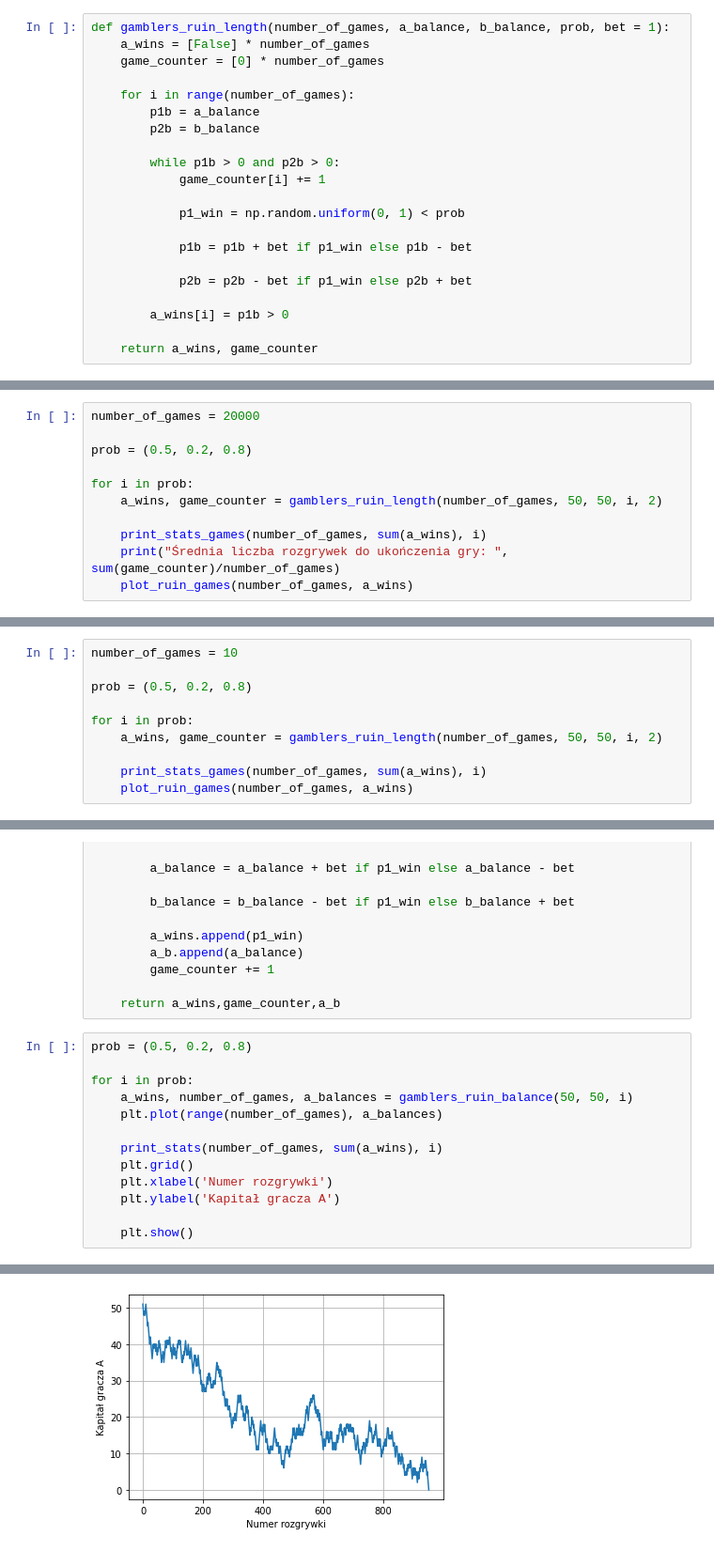
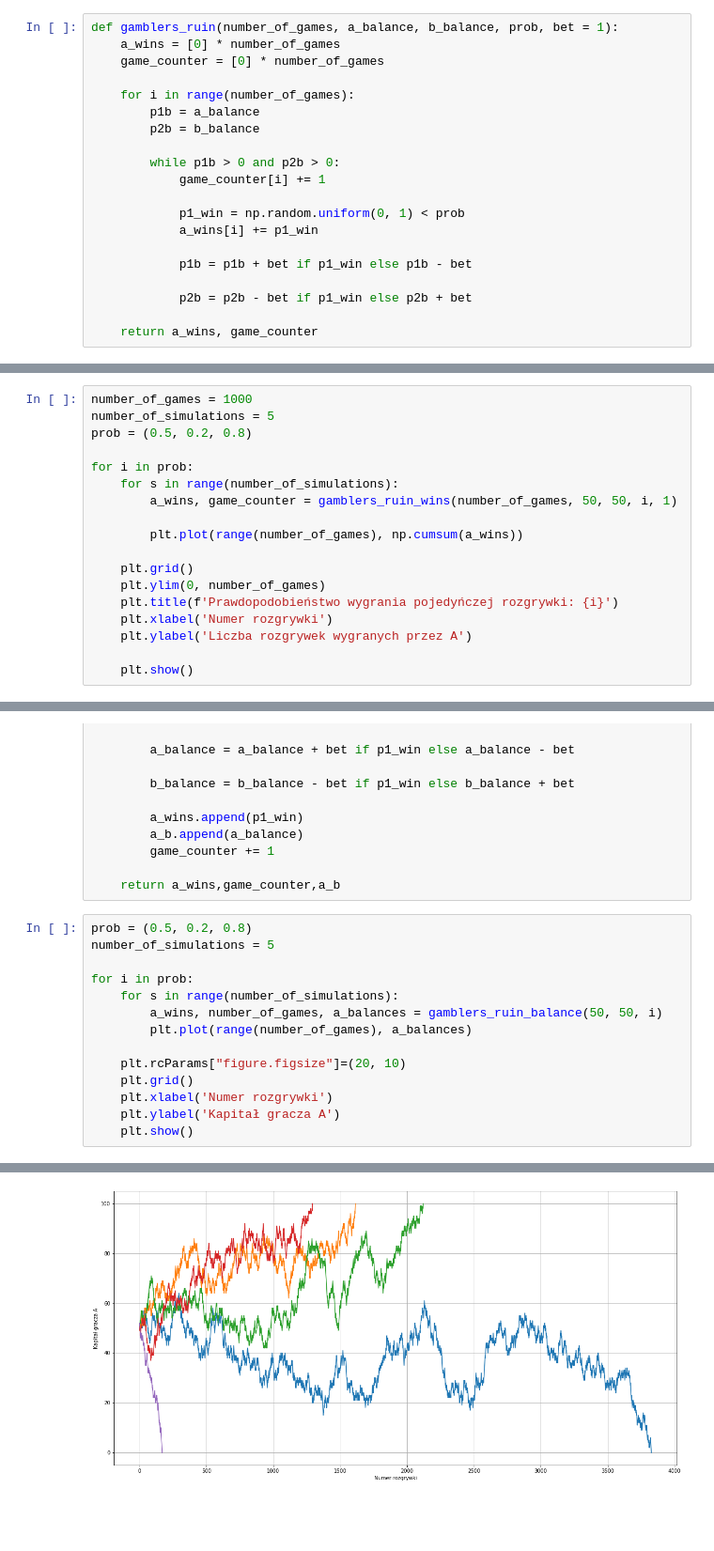
Before and after one commit to ulmii/statistical-methods, a Jupyter notebook: 1.ipynb, the cells around one changed output, grey strips where cells are left out. Shown at 94% size. Drawn from its saved outputs; the diff is of its cells as text; blank space fills up the shorter version.

```diff
--- a/1.ipynb
+++ b/1.ipynb
@@ -232,8 +250,8 @@ Ułamek rozgrywek wygranych przez B: 0.47
   p_A = \dfrac{1}{2}, \dfrac{1}{5}, \dfrac{4}{5}; \, a = b = 50; \, liczba \, gier = 20000
 \end{equation}
 # %%
-def gamblers_ruin_length(number_of_games, a_balance, b_balance, prob, bet = 1):
-    a_wins = [False] * number_of_games
+def gamblers_ruin(number_of_games, a_balance, b_balance, prob, bet = 1):
+    a_wins = [0] * number_of_games
     game_counter = [0] * number_of_games
 
     for i in range(number_of_games):
@@ -244,11 +262,10 @@ def gamblers_ruin_length(number_of_games, a_balance, b_balance, prob, bet = 1):
             game_counter[i] += 1
 
             p1_win = np.random.uniform(0, 1) < prob
+            a_wins[i] += p1_win
 
             p1b = p1b + bet if p1_win else p1b - bet
 
             p2b = p2b - bet if p1_win else p2b + bet
 
-        a_wins[i] = p1b > 0
-
     return a_wins, game_counter
@@ -315,11 +292,0 @@ def plot_ruin_games(number_of_games, a_wins):
-# %%
-number_of_games = 20000
-
-prob = (0.5, 0.2, 0.8)
-
-for i in prob:
-    a_wins, game_counter = gamblers_ruin_length(number_of_games, 50, 50, i, 2)
-
-    print_stats_games(number_of_games, sum(a_wins), i)
-    print("Średnia liczba rozgrywek do ukończenia gry: ", sum(game_counter)/number_of_games)
-    plot_ruin_games(number_of_games, a_wins)
@@ -355,11 +318,19 @@ Ułamek gier wygranych przez B: 0.00
 # %%
-number_of_games = 10
-
+number_of_games = 1000
+number_of_simulations = 5
 prob = (0.5, 0.2, 0.8)
 
 for i in prob:
-    a_wins, game_counter = gamblers_ruin_length(number_of_games, 50, 50, i, 2)
+    for s in range(number_of_simulations):
+        a_wins, game_counter = gamblers_ruin_wins(number_of_games, 50, 50, i, 1)
 
-    print_stats_games(number_of_games, sum(a_wins), i)
-    plot_ruin_games(number_of_games, a_wins)
+        plt.plot(range(number_of_games), np.cumsum(a_wins))
+
+    plt.grid()
+    plt.ylim(0, number_of_games)
+    plt.title(f'Prawdopodobieństwo wygrania pojedyńczej rozgrywki: {i}')
+    plt.xlabel('Numer rozgrywki')
+    plt.ylabel('Liczba rozgrywek wygranych przez A')
+
+    plt.show()
 # %% [output]
@@ -406,15 +359,16 @@ def gamblers_ruin_balance(a_balance, b_balance, prob, bet = 1):
     return a_wins,game_counter,a_b
 # %%
 prob = (0.5, 0.2, 0.8)
+number_of_simulations = 5
 
 for i in prob:
-    a_wins, number_of_games, a_balances = gamblers_ruin_balance(50, 50, i)
-    plt.plot(range(number_of_games), a_balances)
+    for s in range(number_of_simulations):
+        a_wins, number_of_games, a_balances = gamblers_ruin_balance(50, 50, i)
+        plt.plot(range(number_of_games), a_balances)
 
-    print_stats(number_of_games, sum(a_wins), i)
+    plt.rcParams["figure.figsize"]=(20, 10)
     plt.grid()
     plt.xlabel('Numer rozgrywki')
     plt.ylabel('Kapitał gracza A')
-
     plt.show()
 # %% [output]
@@ -427 +375 @@ Ułamek rozgrywek wygranych przez B: 0.53
-[figure, old version]
+[figure, new version]
```
Also changed, not shown: parts of 29 cells of this notebook.
